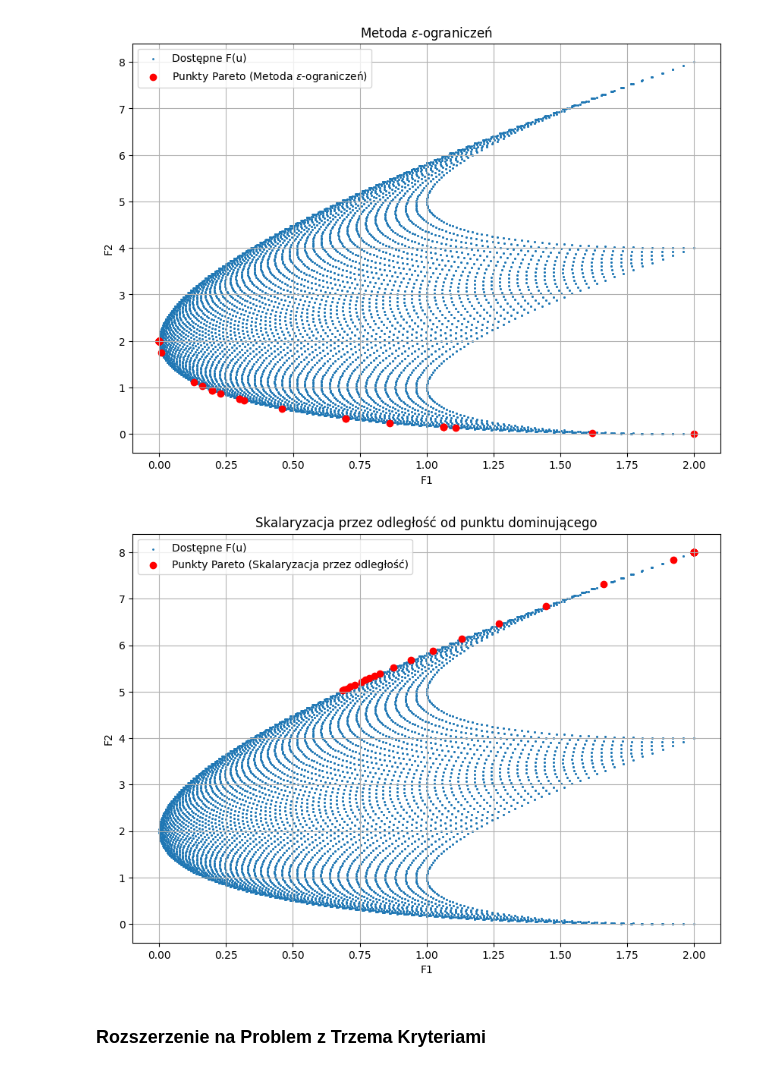
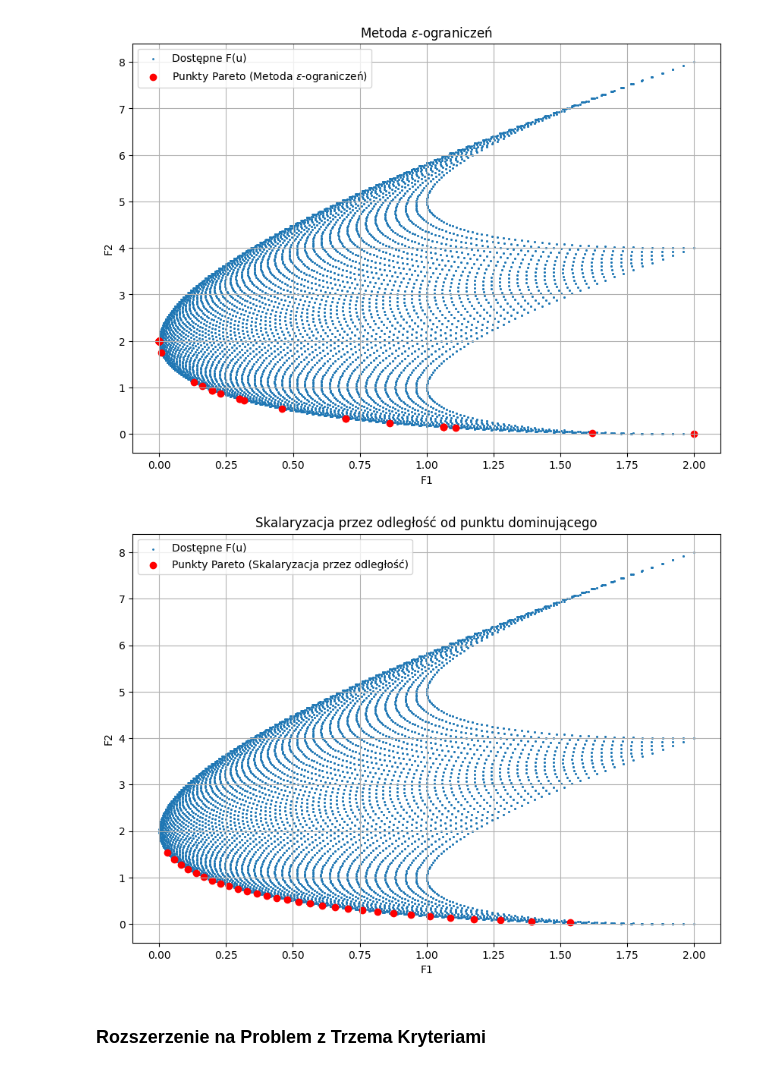
Before and after one commit to Julnowak/Optymalizacja-wielokryterialna, a Jupyter notebook: lab3/skalaryzacja.ipynb, the cells around one changed output. Drawn from its saved outputs; the diff is of its cells as text; code cells hidden in the pictures.

```diff
--- a/lab3/skalaryzacja.ipynb
+++ b/lab3/skalaryzacja.ipynb
@@ -175,35 +175,35 @@ def scalarization_distance(u0, x_dominating, lambd):
 
     def gradient(u):
         return scalarization_distance_gradient(u, x_dominating, lambd)
 
     bounds = [(-1, 1), (-1, 1)]
     u_opt = gradient_descent(objective, gradient, u0, bounds)
     return u_opt
 
 # Generowanie rozwiązań
-dominating_point = np.array([5.0, 5.0])  # Punkt dominujący
+dominating_point = np.array([0, 0])  # Punkt dominujący
 lambda_values = np.linspace(0.05, 0.95, 30)
 solutions = []
 
 for lambda1 in lambda_values:
     lambd = np.array([lambda1, 1 - lambda1])
     u_opt = scalarization_distance(u0=[0, 0], x_dominating=dominating_point, lambd=lambd)
     solutions.append((u_opt, np.array([F1(u_opt), F2(u_opt)])))
 
 F_values = np.array([sol[1] for sol in solutions])
 
 # Wizualizacja
 plt.figure(figsize=(10, 7))
 plt.scatter(F_all[:, 0], F_all[:, 1], s=1, label='Dostępne F(u)')
 plt.scatter(F_values[:, 0], F_values[:, 1], color='red', label='Punkty Pareto (Skalaryzacja przez odległość)')
 plt.xlabel('F1')
 plt.ylabel('F2')
 plt.title('Skalaryzacja przez odległość od punktu dominującego')
 plt.legend()
 plt.grid(True)
 plt.show()
 # %% [output]
-[figure, old version]
+[figure, new version]
 # %% [markdown]
 ### Rozszerzenie na Problem z Trzema Kryteriami
 # %%
```
Also changed, not shown: parts of 2 cells of this notebook.
